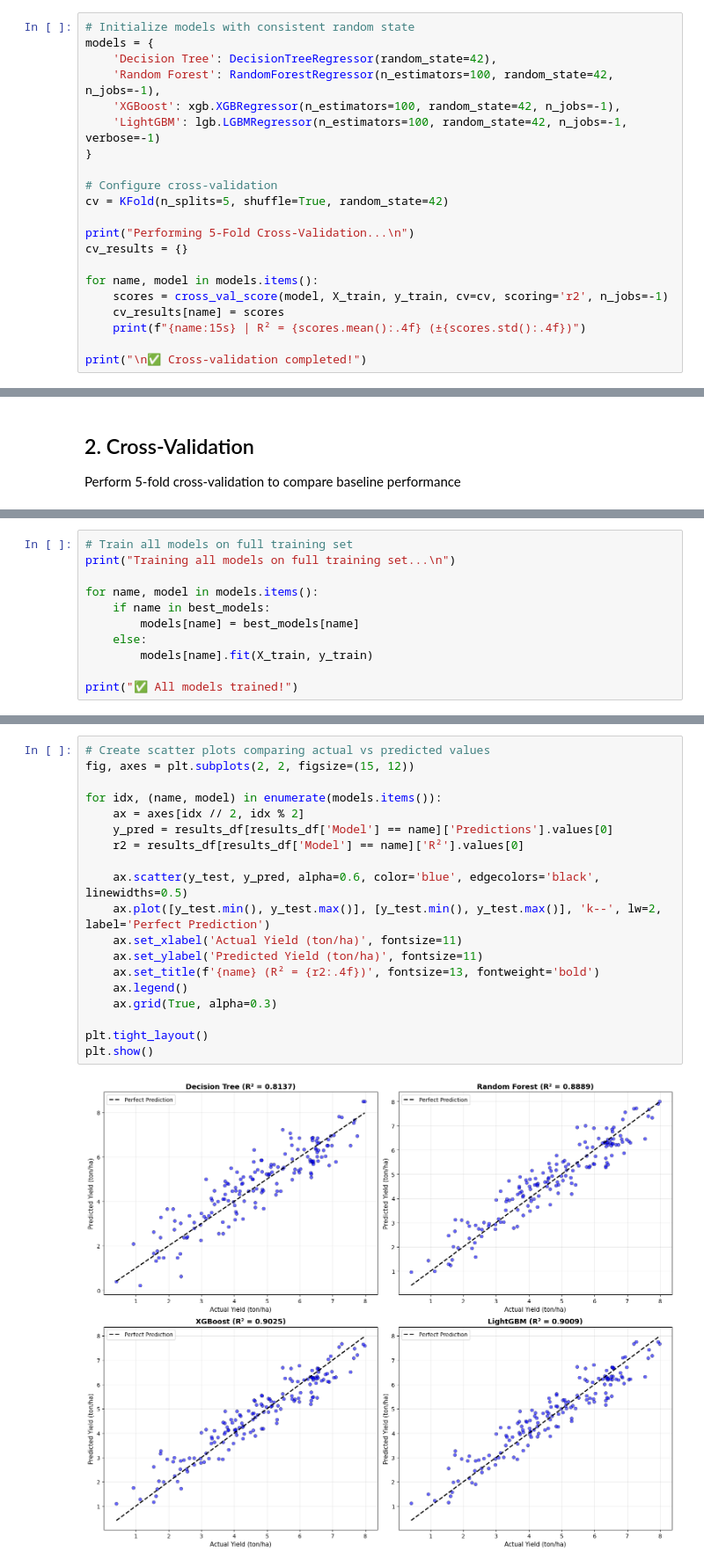
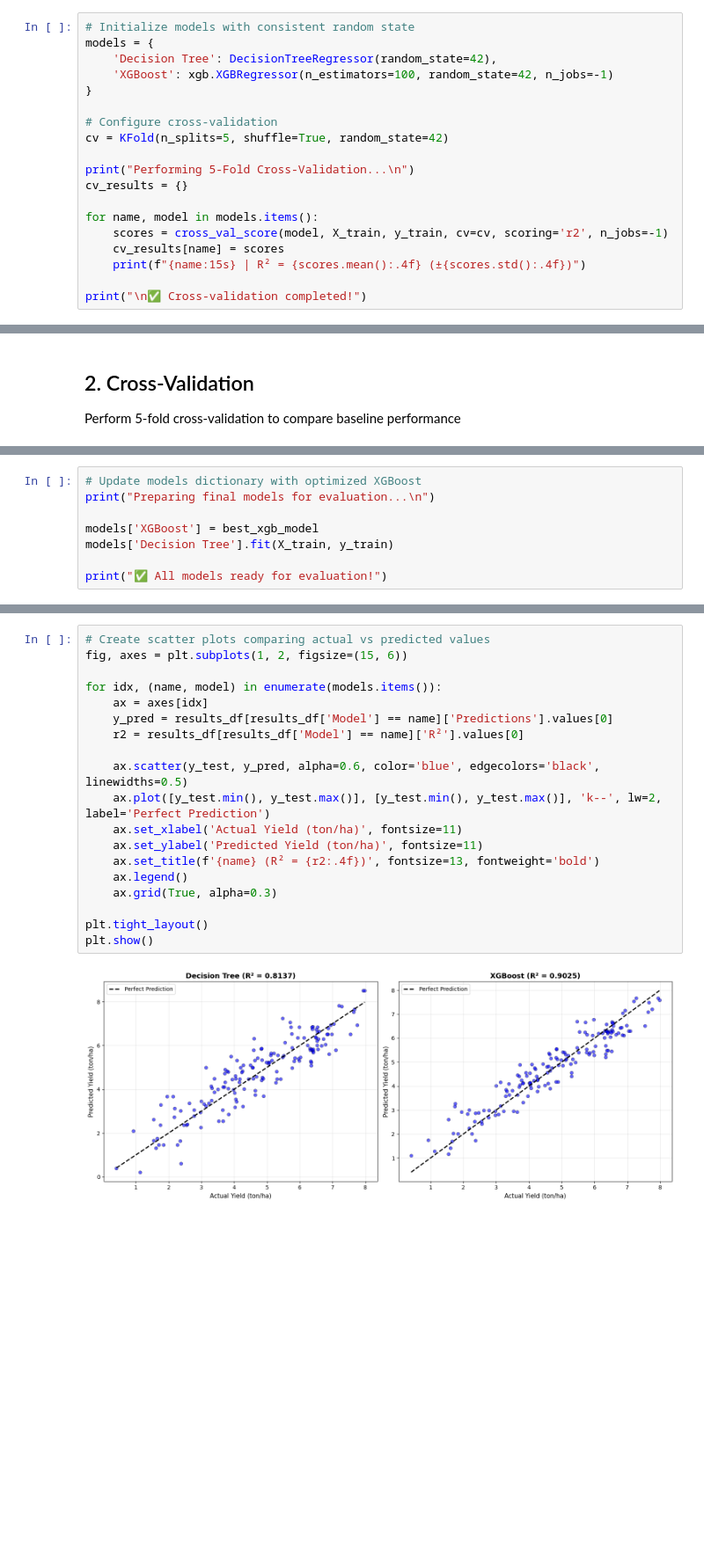
Before and after one commit to DPutra17/Final-Project-Machine-Learning, a Jupyter notebook: notebooks/Final_Model_XGBoost.ipynb, the cells around one changed output, grey strips where cells are left out. Shown at 88% size. Cells and saved outputs as stored; diff of their text form; blank space fills up the shorter version.

```diff
--- a/notebooks/Final_Model_XGBoost.ipynb
+++ b/notebooks/Final_Model_XGBoost.ipynb
@@ -65,9 +61,7 @@ Number of features: 17
 # Initialize models with consistent random state
 models = {
     'Decision Tree': DecisionTreeRegressor(random_state=42),
-    'Random Forest': RandomForestRegressor(n_estimators=100, random_state=42, n_jobs=-1),
-    'XGBoost': xgb.XGBRegressor(n_estimators=100, random_state=42, n_jobs=-1),
-    'LightGBM': lgb.LGBMRegressor(n_estimators=100, random_state=42, n_jobs=-1, verbose=-1)
+    'XGBoost': xgb.XGBRegressor(n_estimators=100, random_state=42, n_jobs=-1)
 }
 
 # Configure cross-validation
@@ -152,12 +129,9 @@ Optimize XGBoost and LightGBM using GridSearchCV
 # %%
-# Train all models on full training set
-print("Training all models on full training set...\n")
+# Update models dictionary with optimized XGBoost
+print("Preparing final models for evaluation...\n")
 
-for name, model in models.items():
-    if name in best_models:
-        models[name] = best_models[name]
-    else:
-        models[name].fit(X_train, y_train)
+models['XGBoost'] = best_xgb_model
+models['Decision Tree'].fit(X_train, y_train)
 
-print("✅ All models trained!")
+print("✅ All models ready for evaluation!")
 # %% [output]
@@ -214,25 +186,25 @@ LightGBM        0.9009     0.4246     0.5329     12.03     %
 🏆 Best Model: XGBoost
 # %%
 # Create scatter plots comparing actual vs predicted values
-fig, axes = plt.subplots(2, 2, figsize=(15, 12))
+fig, axes = plt.subplots(1, 2, figsize=(15, 6))
 
 for idx, (name, model) in enumerate(models.items()):
-    ax = axes[idx // 2, idx % 2]
+    ax = axes[idx]
     y_pred = results_df[results_df['Model'] == name]['Predictions'].values[0]
     r2 = results_df[results_df['Model'] == name]['R²'].values[0]
 
     ax.scatter(y_test, y_pred, alpha=0.6, color='blue', edgecolors='black', linewidths=0.5)
     ax.plot([y_test.min(), y_test.max()], [y_test.min(), y_test.max()], 'k--', lw=2, label='Perfect Prediction')
     ax.set_xlabel('Actual Yield (ton/ha)', fontsize=11)
     ax.set_ylabel('Predicted Yield (ton/ha)', fontsize=11)
     ax.set_title(f'{name} (R² = {r2:.4f})', fontsize=13, fontweight='bold')
     ax.legend()
     ax.grid(True, alpha=0.3)
 
 plt.tight_layout()
 plt.show()
 # %% [output]
-[figure, old version]
+[figure, new version]
 # %%
 # Visualize model comparison across all metrics
 metrics_df = results_df[['Model', 'R²', 'MAE', 'RMSE', 'MAPE']].copy()
```
Also changed, not shown: parts of 14 cells of this notebook, 1 other file.
